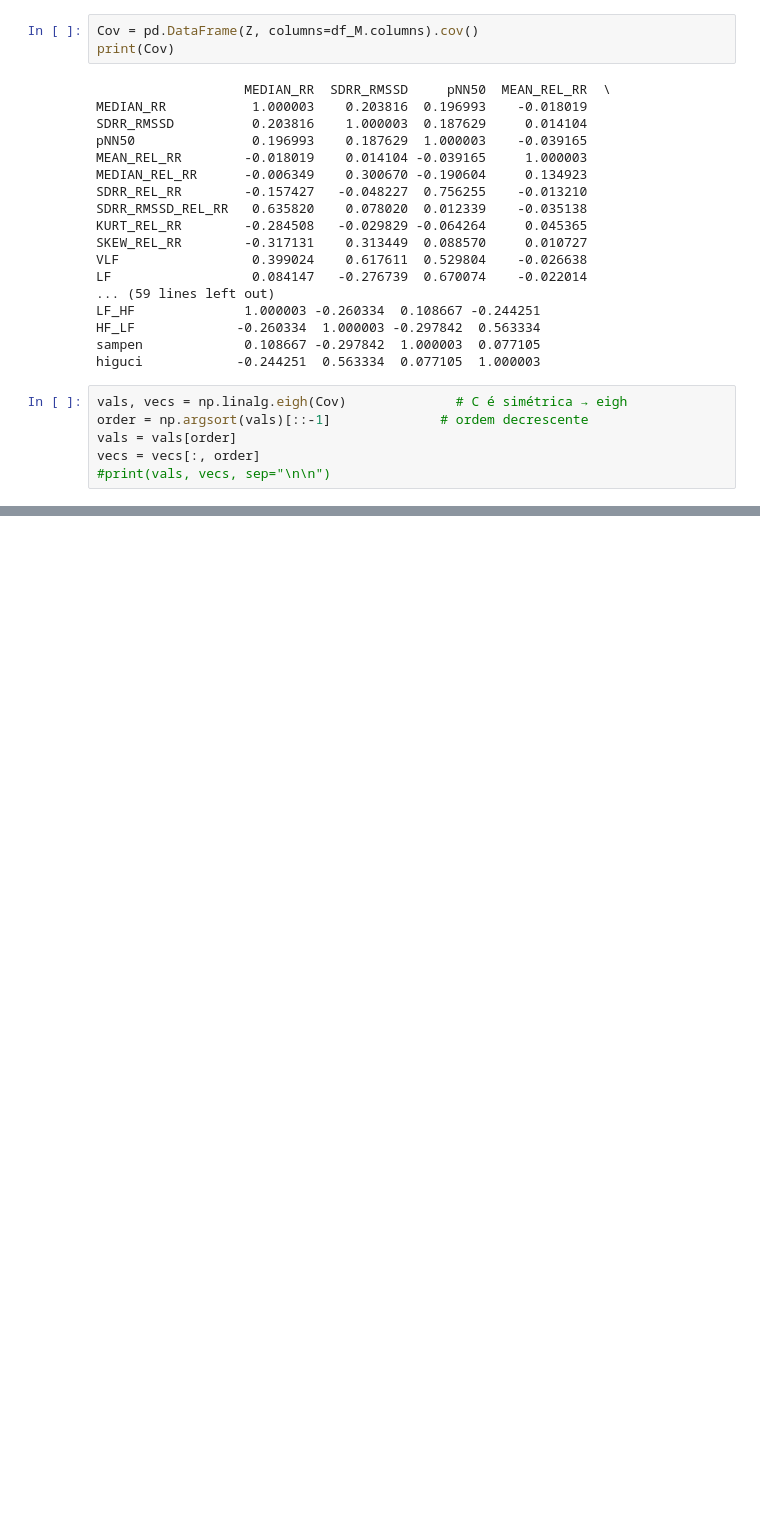
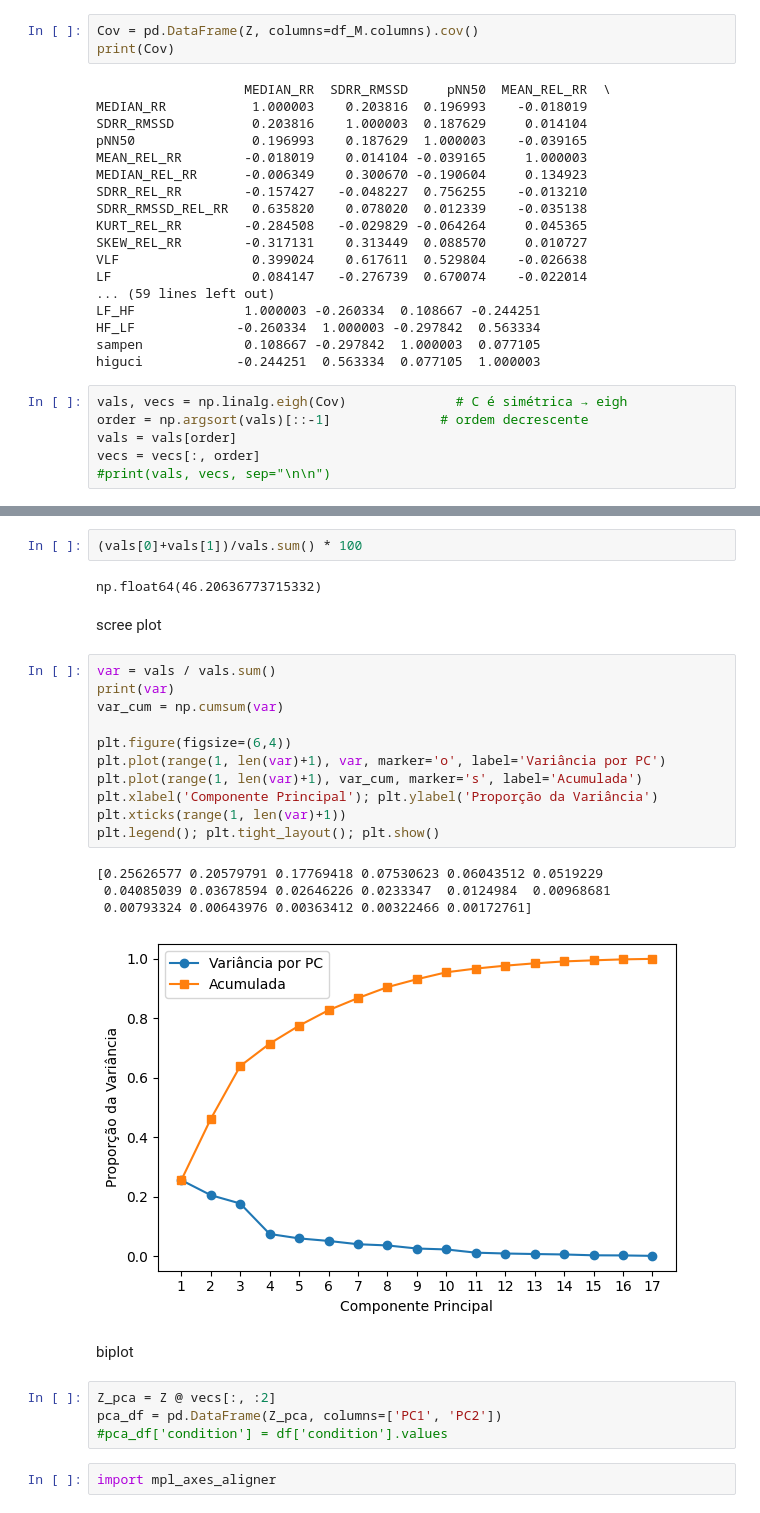
Before and after one commit to andersonmoura-cn/Disciplina-ICA, a Jupyter notebook: src/pca.ipynb, the cells around one changed output, grey strips where cells are left out. Saved outputs shown, nothing was run; the diff lists cells and outputs as text; blank space fills up the shorter version.

Commit message:
scree e biplot

```diff
--- a/src/pca.ipynb
+++ b/src/pca.ipynb
@@ -202,0 +249,30 @@ np.float64(46.20636773715332)
+# %%
+(vals[0]+vals[1])/vals.sum() * 100
+# %% [output]
+np.float64(46.20636773715332)
+# %% [markdown]
+scree plot
+# %%
+var = vals / vals.sum()
+print(var)
+var_cum = np.cumsum(var)
+
+plt.figure(figsize=(6,4))
+plt.plot(range(1, len(var)+1), var, marker='o', label='Variância por PC')
+plt.plot(range(1, len(var)+1), var_cum, marker='s', label='Acumulada')
+plt.xlabel('Componente Principal'); plt.ylabel('Proporção da Variância')
+plt.xticks(range(1, len(var)+1))
+plt.legend(); plt.tight_layout(); plt.show()
+# %% [output]
+[0.25626577 0.20579791 0.17769418 0.07530623 0.06043512 0.0519229
+ 0.04085039 0.03678594 0.02646226 0.0233347  0.0124984  0.00968681
+ 0.00793324 0.00643976 0.00363412 0.00322466 0.00172761]
+[figure, added]
+# %% [markdown]
+biplot
+# %%
+Z_pca = Z @ vecs[:, :2]
+pca_df = pd.DataFrame(Z_pca, columns=['PC1', 'PC2'])
+#pca_df['condition'] = df['condition'].values
+# %%
+import mpl_axes_aligner
```
Also changed, not shown: parts of 9 cells of this notebook.
